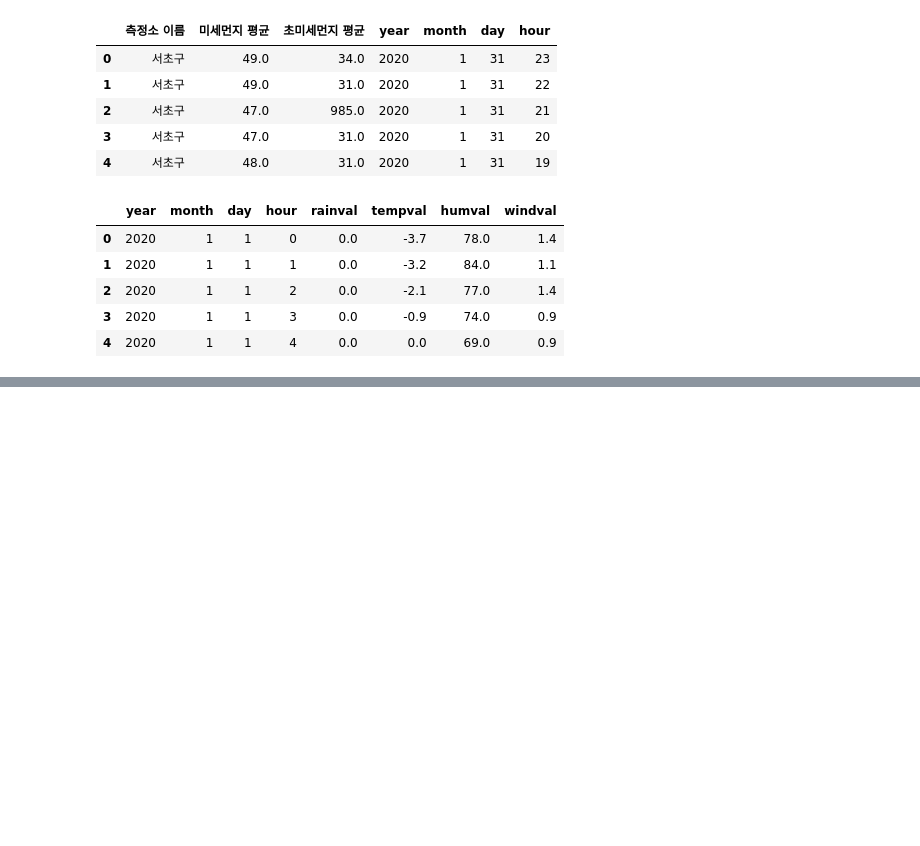
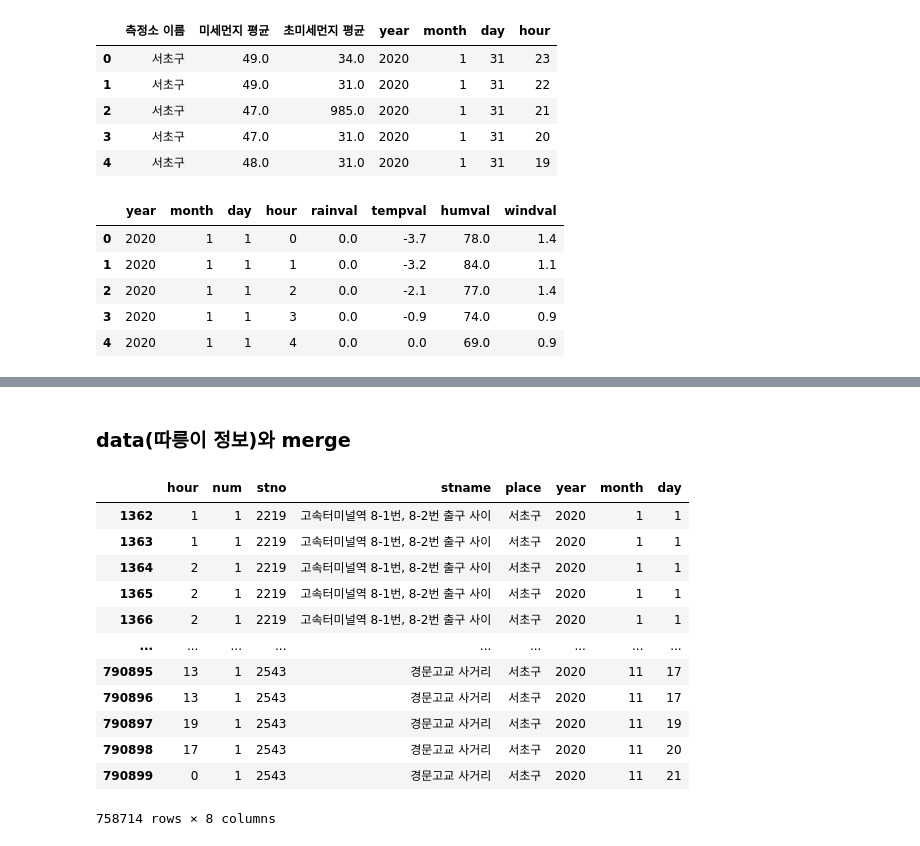
Before and after one commit to oliviachchoi/SDproject-bike-, a Jupyter notebook: 따릉이_데이터_서초구.ipynb, the cells around one changed output, grey strips where cells are left out. Saved outputs shown, nothing was run; the diff lists cells and outputs as text; code cells hidden in the pictures; blank space fills up the shorter version.

```diff
--- a/따릉이_데이터_서초구.ipynb
+++ b/따릉이_데이터_서초구.ipynb
@@ -858,0 +807,18 @@ sns.boxplot(all_df[all_df.month==7]['미세먼지 평균'])
+# %% [markdown]
+### data(따릉이 정보)와 merge
+# %%
+data
+# %% [output]
+|  | hour | num | stno | stname | place | year | month | day |
+| 1362 | 1 | 1 | 2219 | 고속터미널역 8-1번, 8-2번 출구 사이 | 서초구 | 2020 | 1 | 1 |
+| 1363 | 1 | 1 | 2219 | 고속터미널역 8-1번, 8-2번 출구 사이 | 서초구 | 2020 | 1 | 1 |
+| 1364 | 2 | 1 | 2219 | 고속터미널역 8-1번, 8-2번 출구 사이 | 서초구 | 2020 | 1 | 1 |
+| 1365 | 2 | 1 | 2219 | 고속터미널역 8-1번, 8-2번 출구 사이 | 서초구 | 2020 | 1 | 1 |
+| 1366 | 2 | 1 | 2219 | 고속터미널역 8-1번, 8-2번 출구 사이 | 서초구 | 2020 | 1 | 1 |
+| ... | ... | ... | ... | ... | ... | ... | ... | ... |
+| 790895 | 13 | 1 | 2543 | 경문고교 사거리 | 서초구 | 2020 | 11 | 17 |
+| 790896 | 13 | 1 | 2543 | 경문고교 사거리 | 서초구 | 2020 | 11 | 17 |
+| 790897 | 19 | 1 | 2543 | 경문고교 사거리 | 서초구 | 2020 | 11 | 19 |
+| 790898 | 17 | 1 | 2543 | 경문고교 사거리 | 서초구 | 2020 | 11 | 20 |
+| 790899 | 0 | 1 | 2543 | 경문고교 사거리 | 서초구 | 2020 | 11 | 21 |
+758714 rows × 8 columns
```
Also changed, not shown: parts of 50 cells of this notebook.
